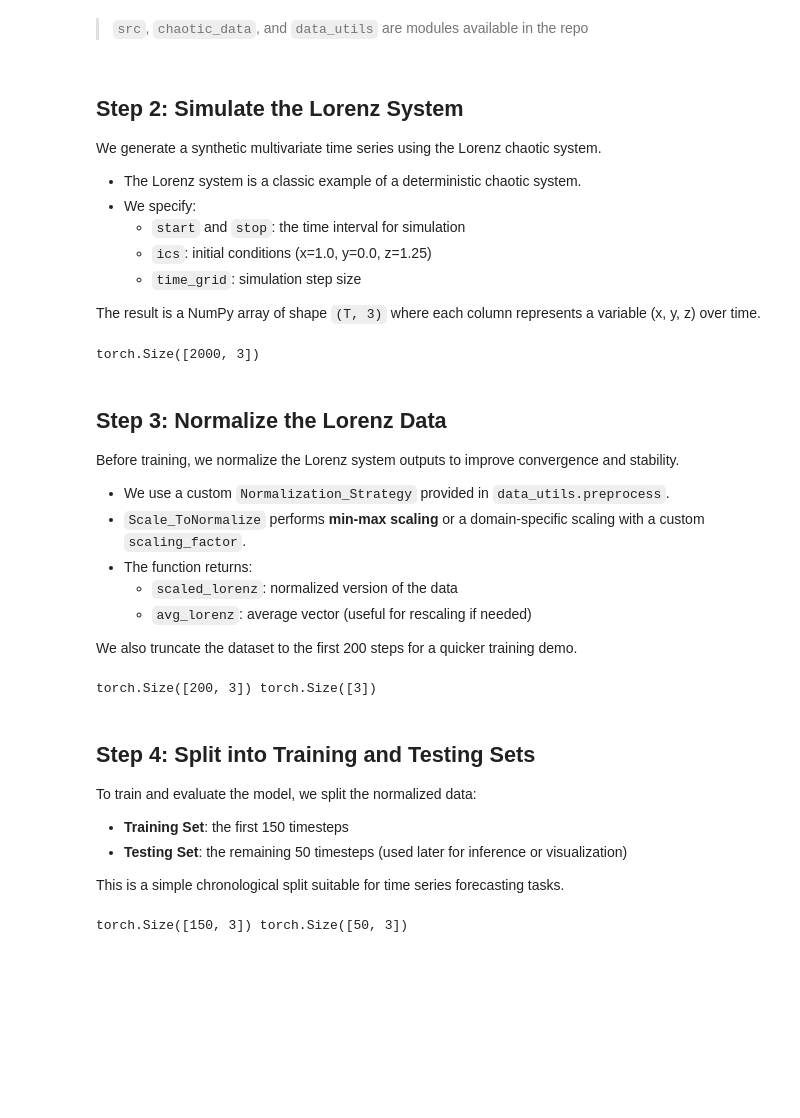
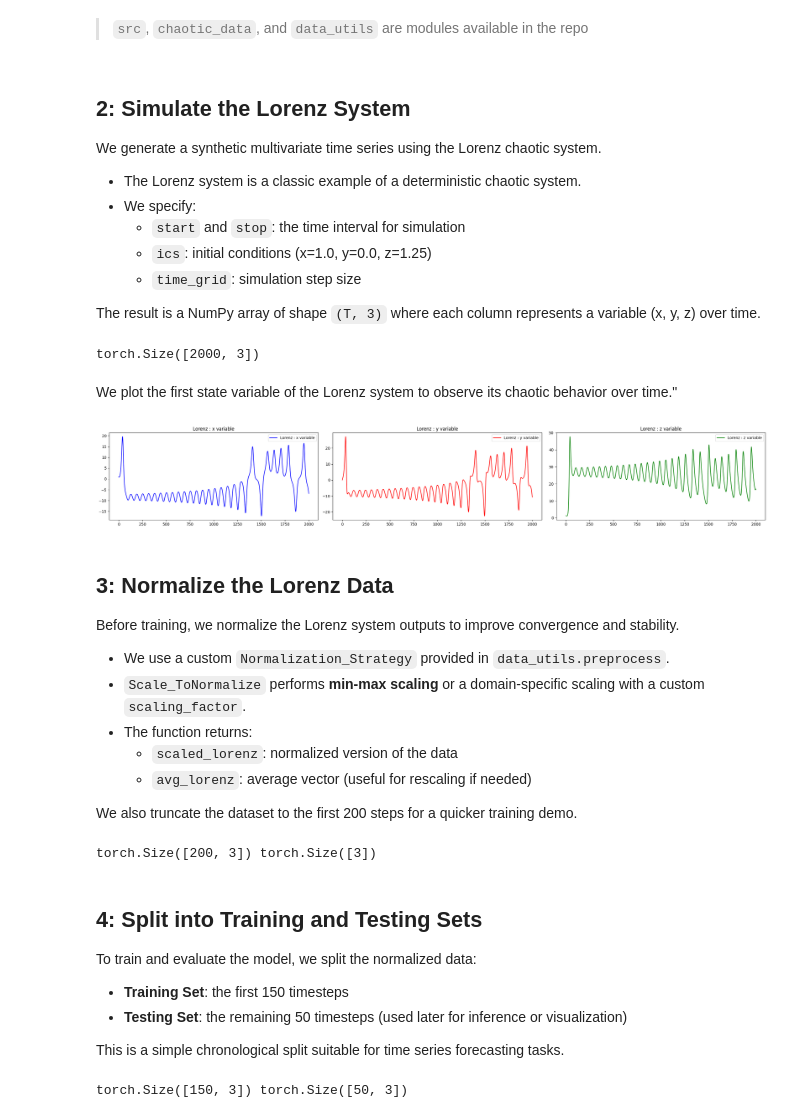
Before and after one commit to rock-feller/HCNNs_and_Chaos, a Jupyter notebook: workflow_rnn_lstm_fully_observables.ipynb, the cells around one changed output. Cells and saved outputs as stored; diff of their text form; code cells hidden in the pictures; blank space fills up the shorter version.

```diff
--- a/workflow_rnn_lstm_fully_observables.ipynb
+++ b/workflow_rnn_lstm_fully_observables.ipynb
@@ -25,7 +27,7 @@ from src.single_trainers.classic_training import RNNTrainer  # wherever your tra
 
 > `src`, `chaotic_data`, and `data_utils` are modules available in the repo
 # %% [markdown]
-## Step 2: Simulate the Lorenz System
+## 2: Simulate the Lorenz System
 
 We generate a synthetic multivariate time series using the Lorenz chaotic system.
 
@@ -42,8 +44,15 @@ lorenz_data, _ = systems.LorenzSolver(start=0.0, stop=20.0, ics=(1.0, 0.0, 1.25)
 print(lorenz_data.shape)
 # %% [output]
 torch.Size([2000, 3])
+# %% [markdown]
+We plot the first state variable of the Lorenz system to observe its chaotic behavior over time."
+# %%
+plotter_lorenz  =plottings.ChaoticSystemPlotter(data=lorenz_data, system_name='Lorenz')
+plotter_lorenz.plot_all_trajectories(render='horizontal')
+# %% [output]
+[figure, added]
 # %% [markdown]
-## Step 3: Normalize the Lorenz Data
+## 3: Normalize the Lorenz Data
 
 Before training, we normalize the Lorenz system outputs to improve convergence and stability.
 
@@ -64,7 +73,7 @@ print(scaled_lorenz.shape , avg_lorenz.shape)
 # %% [output]
 torch.Size([200, 3]) torch.Size([3])
 # %% [markdown]
-## Step 4: Split into Training and Testing Sets
+## 4: Split into Training and Testing Sets
 
 To train and evaluate the model, we split the normalized data:
 
```
Also changed, not shown: parts of 11 cells of this notebook.
